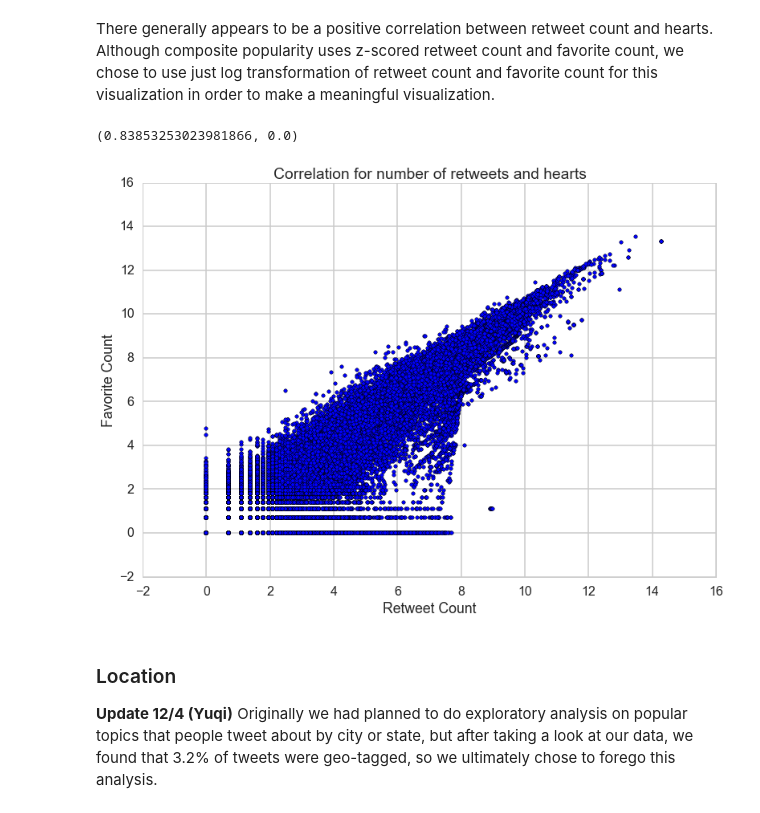
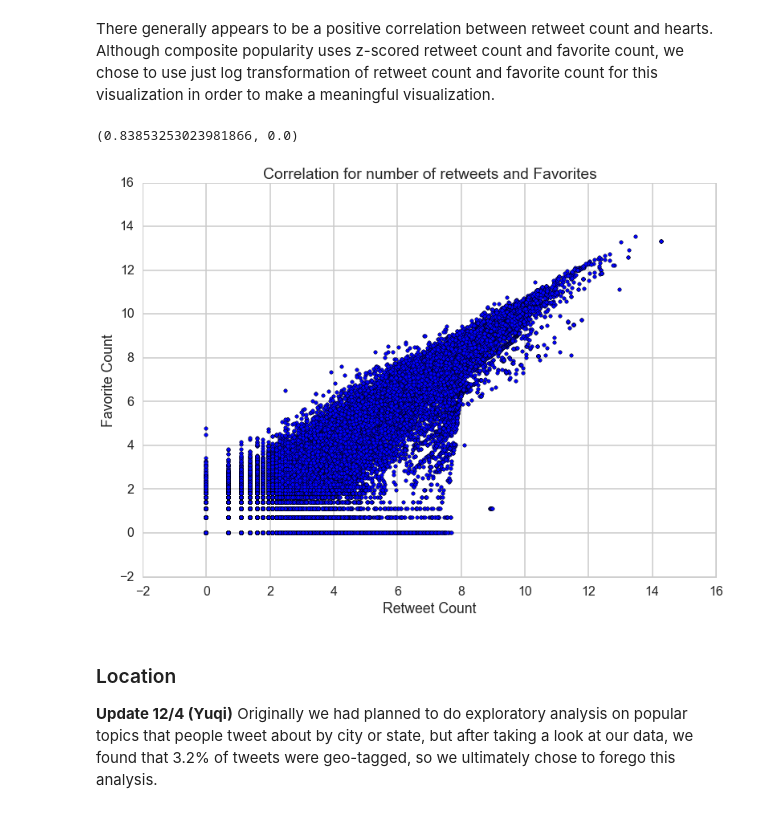
Before and after one commit to belindazeng/goingviral, a Jupyter notebook: goingviral.ipynb, the cells around one changed output. Saved outputs shown, nothing was run; the diff lists cells and outputs as text; code cells hidden in the pictures.

```diff
--- a/goingviral.ipynb
+++ b/goingviral.ipynb
@@ -762,13 +759,13 @@ There generally appears to be a positive correlation between retweet count and h
 # %%
 print pearsonr(raw_retweet,raw_favorite)
 plt.scatter(np.log(raw_retweet),np.log1p(raw_favorite))
-plt.title('Correlation for number of retweets and hearts')
+plt.title('Correlation for number of retweets and Favorites')
 plt.xlabel('Retweet Count')
 plt.ylabel('Favorite Count')
 plt.show()
 # %% [output]
 (0.83853253023981866, 0.0)
-[figure, old version]
+[figure, new version]
 # %% [markdown]
 ### Location
 
```
Also changed, not shown: parts of 18 cells of this notebook.
